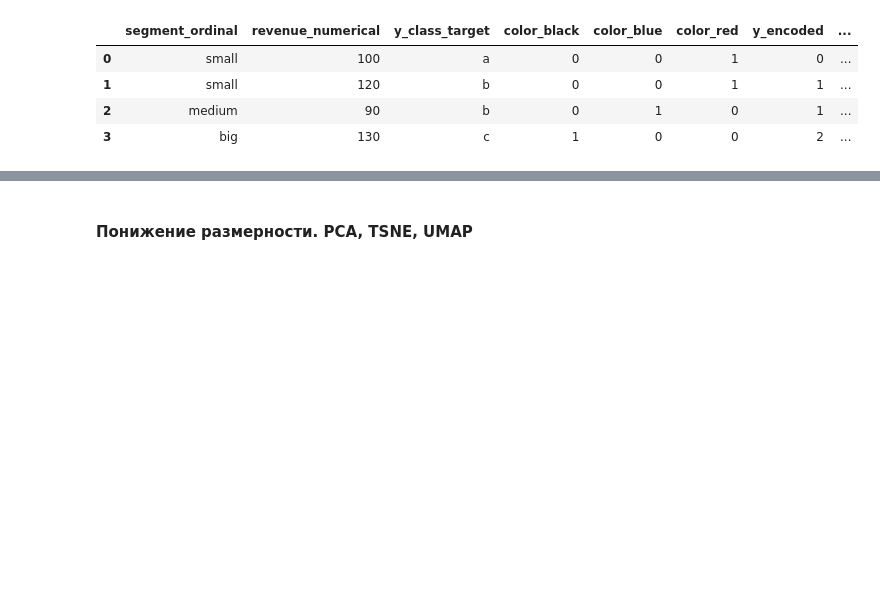
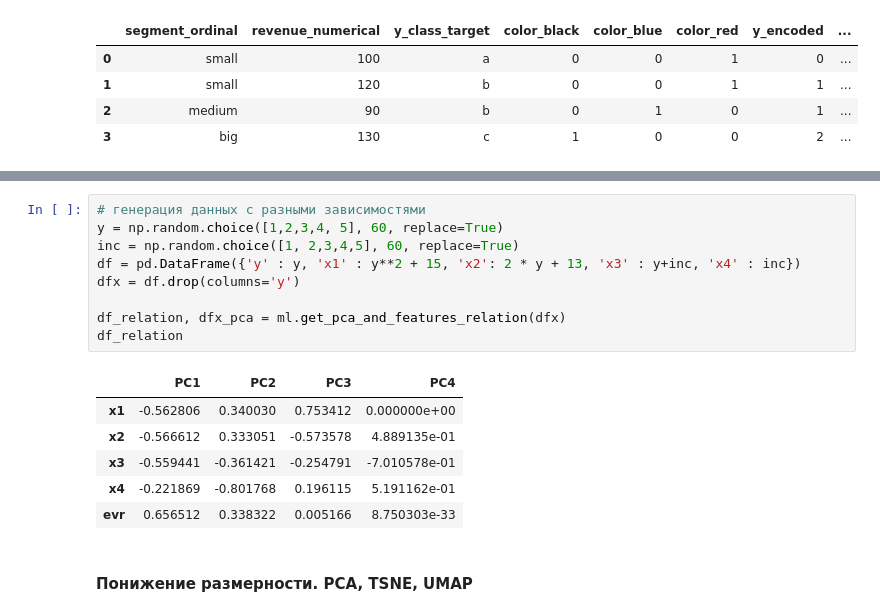
Before and after one commit to gavrevnik/analytics_tools, a Jupyter notebook: ML.ipynb, the cells around one changed output, grey strips where cells are left out. Saved outputs shown, nothing was run; the diff lists cells and outputs as text; blank space fills up the shorter version.

```diff
--- a/ML.ipynb
+++ b/ML.ipynb
@@ -869,3 +905,19 @@ df[['revenue_numerical_scaled']] = StandardScaler().fit_transform(df[['revenue_n
+# %%
+# генерация данных с разными зависимостями
+y = np.random.choice([1,2,3,4, 5], 60, replace=True)
+inc = np.random.choice([1, 2,3,4,5], 60, replace=True)
+df = pd.DataFrame({'y' : y, 'x1' : y**2 + 15, 'x2': 2 * y + 13, 'x3' : y+inc, 'x4' : inc})
+dfx = df.drop(columns='y')
+
+df_relation, dfx_pca = ml.get_pca_and_features_relation(dfx)
+df_relation
+# %% [output]
+|  | PC1 | PC2 | PC3 | PC4 |
+| x1 | -0.562806 | 0.340030 | 0.753412 | 0.000000e+00 |
+| x2 | -0.566612 | 0.333051 | -0.573578 | 4.889135e-01 |
+| x3 | -0.559441 | -0.361421 | -0.254791 | -7.010578e-01 |
+| x4 | -0.221869 | -0.801768 | 0.196115 | 5.191162e-01 |
+| evr | 0.656512 | 0.338322 | 0.005166 | 8.750303e-33 |
 # %% [markdown]
 #### Понижение размерности. PCA, TSNE, UMAP
 # %% [markdown]
```
Also changed, not shown: parts of 11 cells of this notebook, 2 other files.
